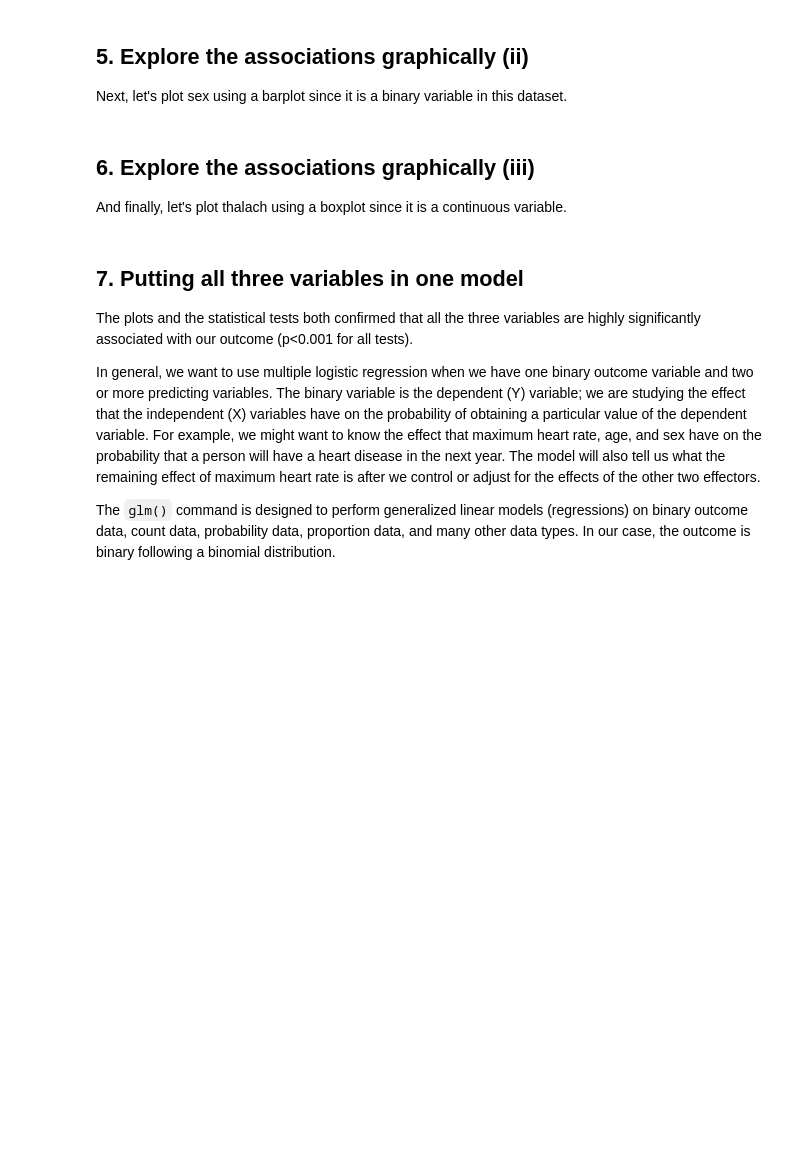
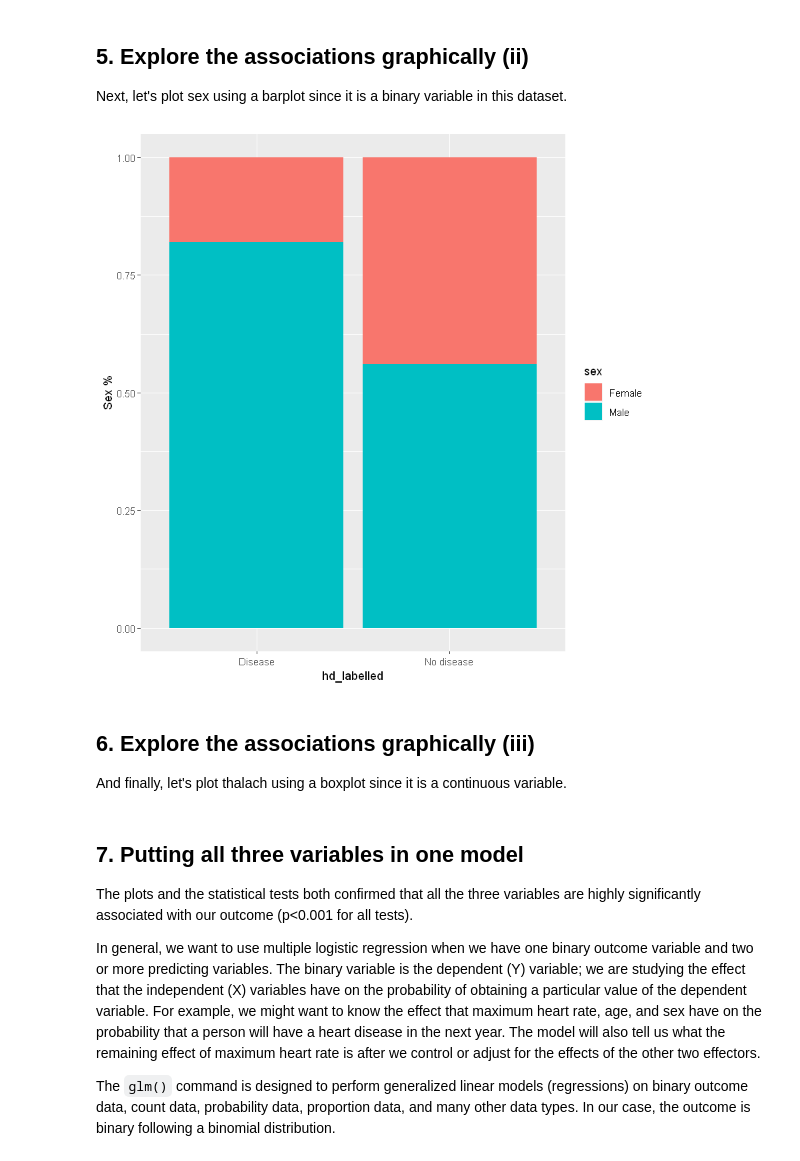
Before and after one commit to Nick-Kolowich/R-practice, a Jupyter notebook: What Your Heart Rate Is Telling You/notebook.ipynb, the cells around one changed output. Drawn from its saved outputs; the diff is of its cells as text; code cells hidden in the pictures; blank space fills up the shorter version.

```diff
--- a/What Your Heart Rate Is Telling You/notebook.ipynb
+++ b/What Your Heart Rate Is Telling You/notebook.ipynb
@@ -66,7 +84,9 @@ ggplot(data = hd_data, aes(x = ....,y = ....)) + geom_boxplot()
 <p>Next, let's plot sex using a barplot since it is a binary variable in this dataset.</p>
 # %%
 # sex vs hd
-ggplot(data = hd_data,....) + .... + ....
+ggplot(data = hd_data, aes(x = hd_labelled, fill = sex)) + geom_bar(position = "fill") + ylab("Sex %")
+# %% [output]
+[figure, added]
 # %% [markdown]
 ## 6. Explore the associations graphically (iii)
 <p>And finally, let's plot thalach using a boxplot since it is a continuous variable.</p>
```
Also changed, not shown: parts of 2 cells of this notebook.
